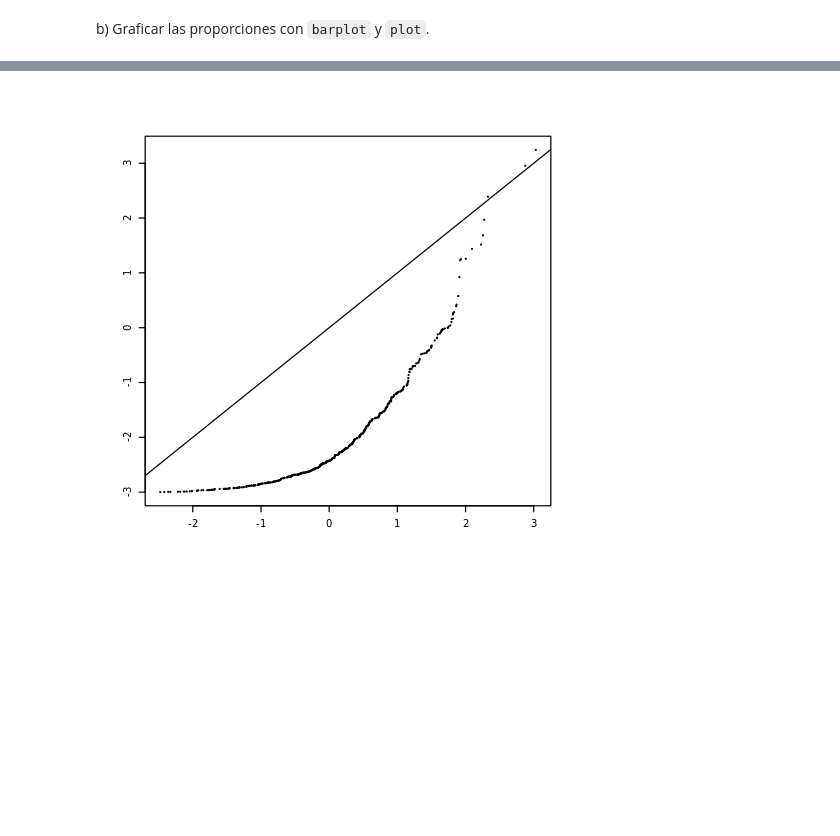
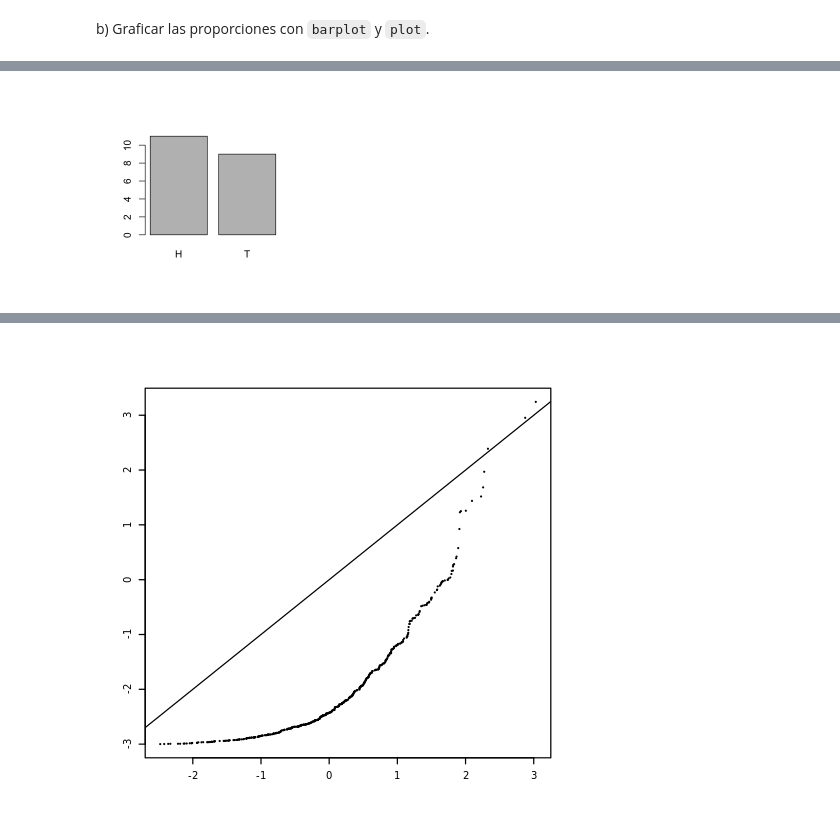
Before and after one commit to Roberto919/Propedeutico, a Jupyter notebook: Ejercicios_clase/R/3_estadistica/1_elementos_de_estadistica_descriptiva.ipynb, the cells around one changed output, grey strips where cells are left out. Cells and saved outputs as stored; diff of their text form; code cells hidden in the pictures; blank space fills up the shorter version.

```diff
--- a/Ejercicios_clase/R/3_estadistica/1_elementos_de_estadistica_descriptiva.ipynb
+++ b/Ejercicios_clase/R/3_estadistica/1_elementos_de_estadistica_descriptiva.ipynb
@@ -1432,0 +1439,7 @@ b) Graficar las proporciones con `barplot` y `plot`.
+# %%
+barplot(
+    df_res$n,
+    names.arg = df_res$results
+)
+# %% [output]
+[figure, added]
```
Also changed, not shown: parts of 58 cells of this notebook, 3 other files.
